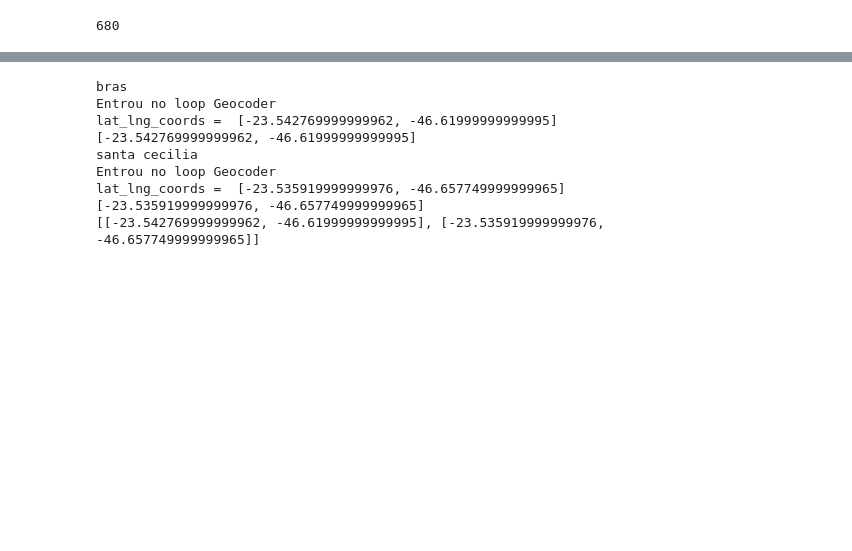
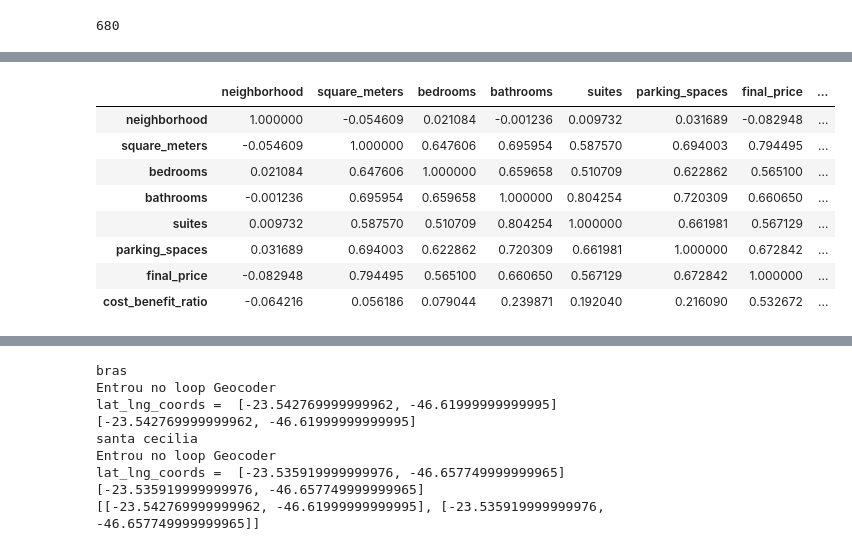
Before and after one commit to FernandoRFranca/Coursera_Capstone, a Jupyter notebook: Coursera Data Science Final Project.ipynb, the cells around one changed output, grey strips where cells are left out. Drawn from its saved outputs; the diff is of its cells as text; code cells hidden in the pictures; blank space fills up the shorter version.

```diff
--- a/Coursera Data Science Final Project.ipynb
+++ b/Coursera Data Science Final Project.ipynb
@@ -72,0 +149,28 @@ df['neighborhood'].unique().size
+# %%
+# Updating the first column of the df Dataframe to numerical variable
+
+j = 0
+for value in df.values:
+    #print(value)
+    #print(previsores[j,0])
+    df.iloc[j,0] = float(previsores[j,0])
+    #print(df.values[j,0])
+    j = j + 1
+    #if j == 10:
+        #break
+# %%
+# Creating the Standardization function.
+
+from sklearn.preprocessing import StandardScaler
+
+def StdScaler(df):
+
+    std_scaler = StandardScaler()
+    df = pd.DataFrame(std_scaler.fit_transform(df))
+    return df
+
+df = StdScaler(df)
+# %%
+# Renaming Dataframe columns.
+
+df.columns = ['neighborhood', 'square_meters','bedrooms','bathrooms','suites','parking_spaces','final_price','cost_benefit_ratio']
@@ -72,0 +194,14 @@ df['neighborhood'].unique().size
+# %%
+corr_matrix = df.corr(method='pearson')
+# %%
+corr_matrix
+# %% [output]
+|  | neighborhood | square_meters | bedrooms | bathrooms | suites | parking_spaces | final_price | ... |
+| neighborhood | 1.000000 | -0.054609 | 0.021084 | -0.001236 | 0.009732 | 0.031689 | -0.082948 | ... |
+| square_meters | -0.054609 | 1.000000 | 0.647606 | 0.695954 | 0.587570 | 0.694003 | 0.794495 | ... |
+| bedrooms | 0.021084 | 0.647606 | 1.000000 | 0.659658 | 0.510709 | 0.622862 | 0.565100 | ... |
+| bathrooms | -0.001236 | 0.695954 | 0.659658 | 1.000000 | 0.804254 | 0.720309 | 0.660650 | ... |
+| suites | 0.009732 | 0.587570 | 0.510709 | 0.804254 | 1.000000 | 0.661981 | 0.567129 | ... |
+| parking_spaces | 0.031689 | 0.694003 | 0.622862 | 0.720309 | 0.661981 | 1.000000 | 0.672842 | ... |
+| final_price | -0.082948 | 0.794495 | 0.565100 | 0.660650 | 0.567129 | 0.672842 | 1.000000 | ... |
+| cost_benefit_ratio | -0.064216 | 0.056186 | 0.079044 | 0.239871 | 0.192040 | 0.216090 | 0.532672 | ... |
```
Also changed, not shown: parts of 31 cells of this notebook.
